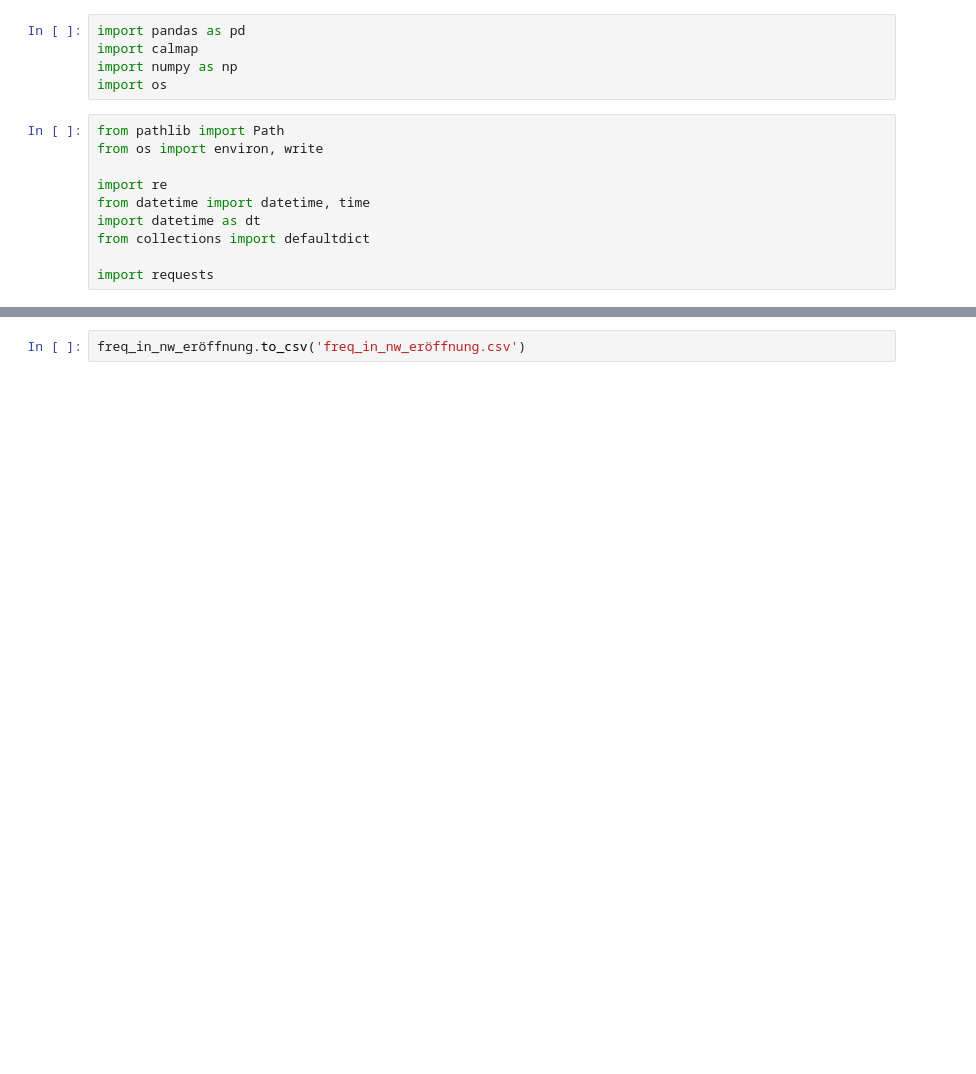
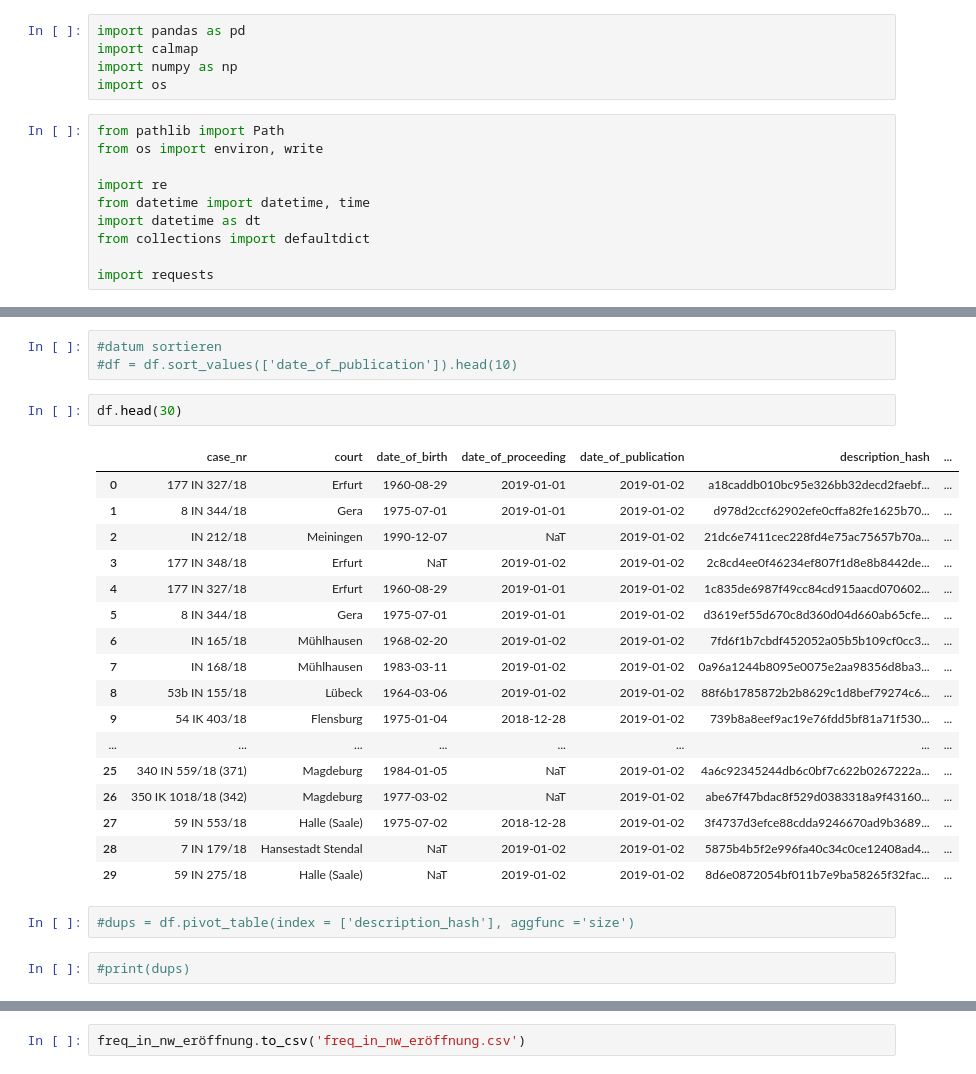
Before and after one commit to wdr-data/insolvenzen, a Jupyter notebook: Insolvenzen_Unternehmen_IN.ipynb, the cells around one changed output, grey strips where cells are left out. Saved outputs shown, nothing was run; the diff lists cells and outputs as text; blank space fills up the shorter version.

```diff
--- a/Insolvenzen_Unternehmen_IN.ipynb
+++ b/Insolvenzen_Unternehmen_IN.ipynb
@@ -108,0 +87,27 @@ memory usage: 142.7+ MB
+# %%
+#datum sortieren
+#df = df.sort_values(['date_of_publication']).head(10)
+# %%
+df.head(30)
+# %% [output]
+|  | case_nr | court | date_of_birth | date_of_proceeding | date_of_publication | description_hash | ... |
+| 0 | 177 IN 327/18 | Erfurt | 1960-08-29 | 2019-01-01 | 2019-01-02 | a18caddb010bc95e326bb32decd2faebf... | ... |
+| 1 | 8 IN 344/18 | Gera | 1975-07-01 | 2019-01-01 | 2019-01-02 | d978d2ccf62902efe0cffa82fe1625b70... | ... |
+| 2 | IN 212/18 | Meiningen | 1990-12-07 | NaT | 2019-01-02 | 21dc6e7411cec228fd4e75ac75657b70a... | ... |
+| 3 | 177 IN 348/18 | Erfurt | NaT | 2019-01-02 | 2019-01-02 | 2c8cd4ee0f46234ef807f1d8e8b8442de... | ... |
+| 4 | 177 IN 327/18 | Erfurt | 1960-08-29 | 2019-01-01 | 2019-01-02 | 1c835de6987f49cc84cd915aacd070602... | ... |
+| 5 | 8 IN 344/18 | Gera | 1975-07-01 | 2019-01-01 | 2019-01-02 | d3619ef55d670c8d360d04d660ab65cfe... | ... |
+| 6 | IN 165/18 | Mühlhausen | 1968-02-20 | 2019-01-02 | 2019-01-02 | 7fd6f1b7cbdf452052a05b5b109cf0cc3... | ... |
+| 7 | IN 168/18 | Mühlhausen | 1983-03-11 | 2019-01-02 | 2019-01-02 | 0a96a1244b8095e0075e2aa98356d8ba3... | ... |
+| 8 | 53b IN 155/18 | Lübeck | 1964-03-06 | 2019-01-02 | 2019-01-02 | 88f6b1785872b2b8629c1d8bef79274c6... | ... |
+| 9 | 54 IK 403/18 | Flensburg | 1975-01-04 | 2018-12-28 | 2019-01-02 | 739b8a8eef9ac19e76fdd5bf81a71f530... | ... |
+| ... | ... | ... | ... | ... | ... | ... | ... |
+| 25 | 340 IN 559/18 (371) | Magdeburg | 1984-01-05 | NaT | 2019-01-02 | 4a6c92345244db6c0bf7c622b0267222a... | ... |
+| 26 | 350 IK 1018/18 (342) | Magdeburg | 1977-03-02 | NaT | 2019-01-02 | abe67f47bdac8f529d0383318a9f43160... | ... |
+| 27 | 59 IN 553/18 | Halle (Saale) | 1975-07-02 | 2018-12-28 | 2019-01-02 | 3f4737d3efce88cdda9246670ad9b3689... | ... |
+| 28 | 7 IN 179/18 | Hansestadt Stendal | NaT | 2019-01-02 | 2019-01-02 | 5875b4b5f2e996fa40c34c0ce12408ad4... | ... |
+| 29 | 59 IN 275/18 | Halle (Saale) | NaT | 2019-01-02 | 2019-01-02 | 8d6e0872054bf011b7e9ba58265f32fac... | ... |
+# %%
+#dups = df.pivot_table(index = ['description_hash'], aggfunc ='size')
+# %%
+#print(dups)
```
Also changed, not shown: parts of 38 cells of this notebook, 1 other file.
